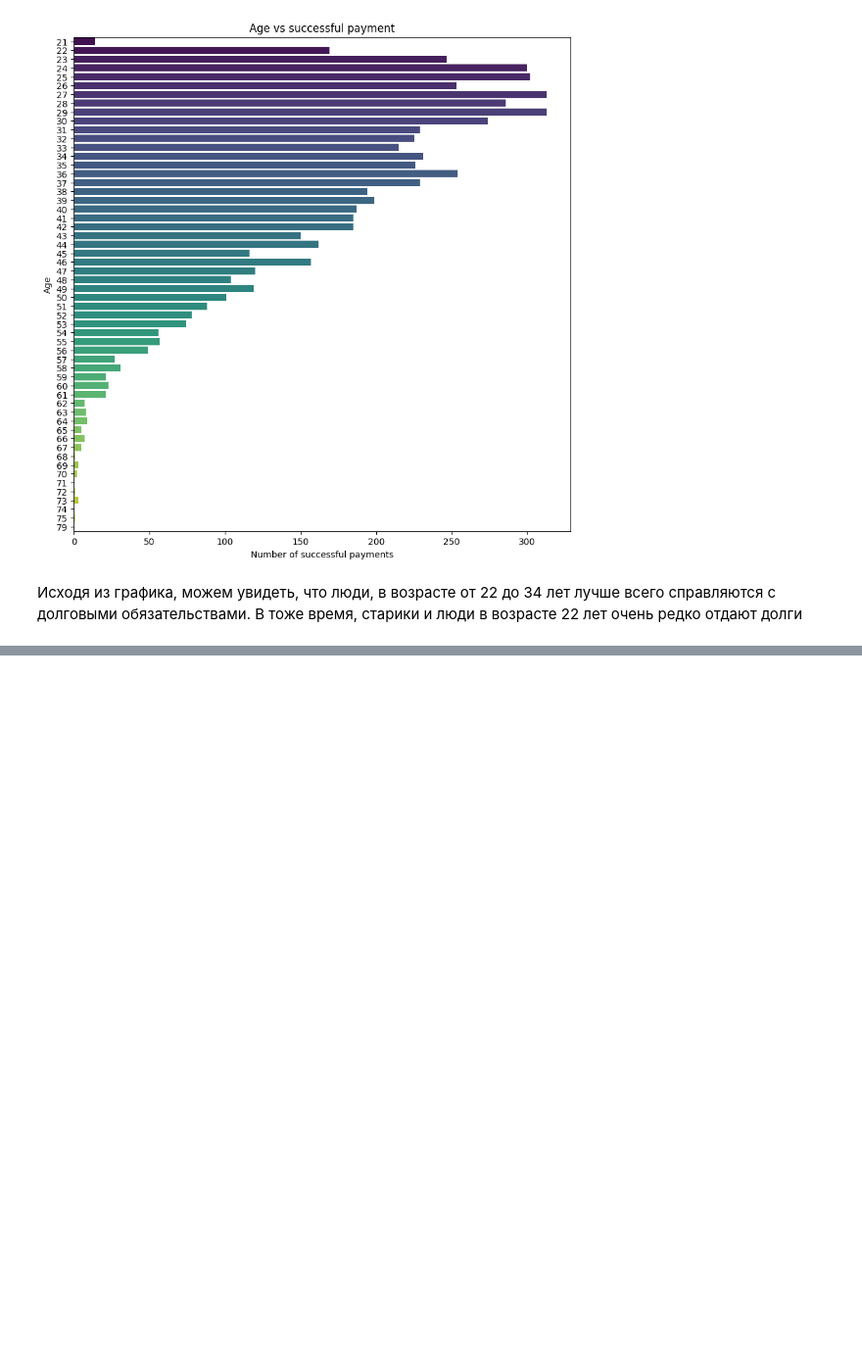
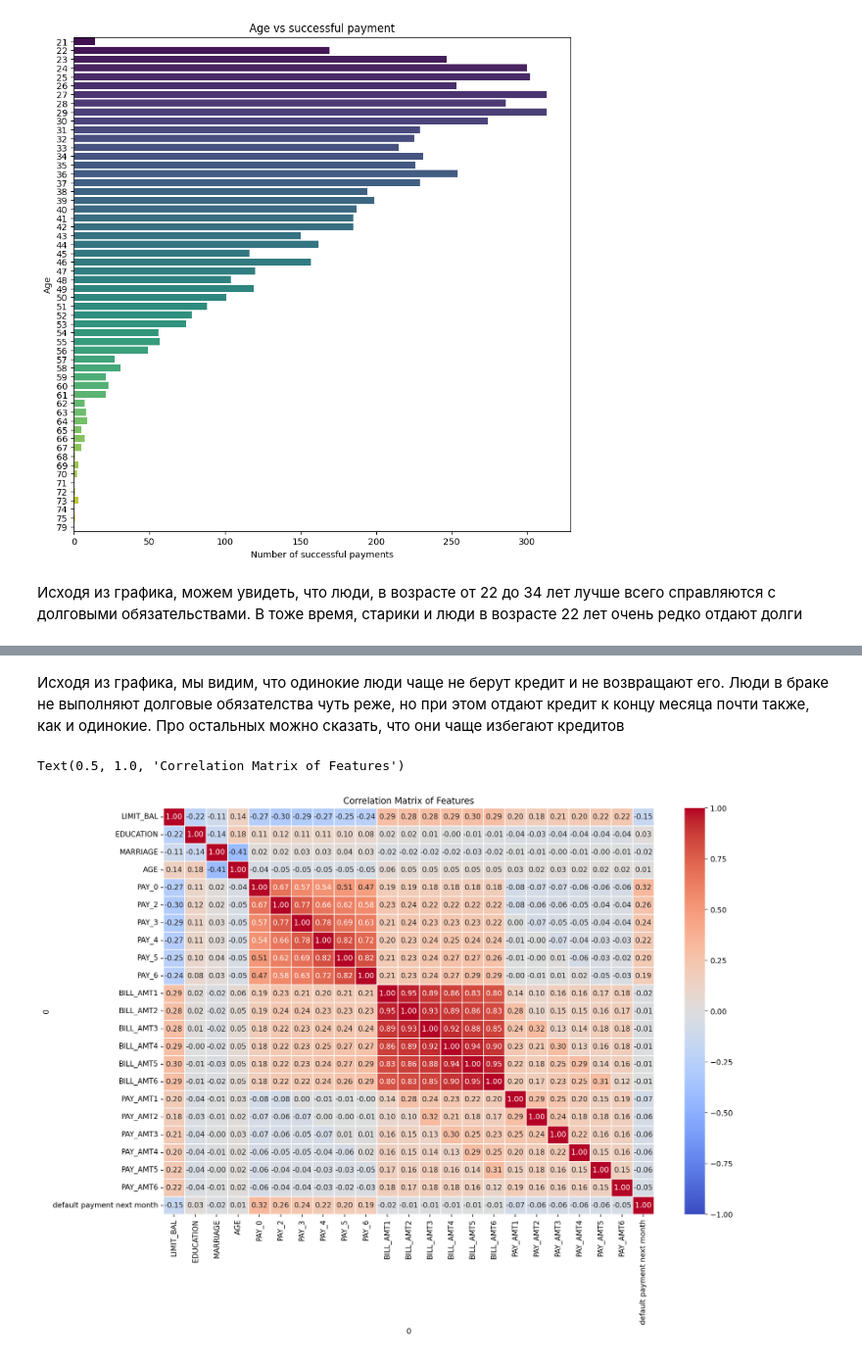
Before and after one commit to RePlay-h/Default-of-Credit-Card-Clients, a Jupyter notebook: EDA.ipynb, the cells around one changed output, grey strips where cells are left out. Shown at 98% size. Cells and saved outputs as stored; diff of their text form; code cells hidden in the pictures; blank space fills up the shorter version.

```diff
--- a/EDA.ipynb
+++ b/EDA.ipynb
@@ -184,0 +215,26 @@ Text(0.5, 1.0, 'Age vs successful payment')
+# %% [markdown]
+Исходя из графика, мы видим, что одинокие люди чаще не берут кредит и не возвращают его. Люди в браке не выполняют долговые обязателства чуть реже, но при этом отдают кредит к концу месяца почти также, как и одинокие. Про остальных можно сказать, что они чаще избегают кредитов
+# %%
+corr_cols = ['LIMIT_BAL', 'EDUCATION', 'MARRIAGE', 'AGE', 'PAY_0',
+       'PAY_2', 'PAY_3', 'PAY_4', 'PAY_5', 'PAY_6', 'BILL_AMT1', 'BILL_AMT2',
+       'BILL_AMT3', 'BILL_AMT4', 'BILL_AMT5', 'BILL_AMT6', 'PAY_AMT1',
+       'PAY_AMT2', 'PAY_AMT3', 'PAY_AMT4', 'PAY_AMT5', 'PAY_AMT6',
+       'default payment next month'
+]
+
+fig =plt.figure(figsize=(15, 10), dpi=200)
+
+corr_matrix = df[corr_cols].corr()
+sns.heatmap(
+    data=corr_matrix,
+    annot=True,
+    fmt='.2f',
+    cmap='coolwarm',
+    vmin=-1, vmax=1,
+    linewidths=0.5
+)
+
+plt.title('Correlation Matrix of Features')
+# %% [output]
+Text(0.5, 1.0, 'Correlation Matrix of Features')
+[figure, added]
```
Also changed, not shown: parts of 3 cells of this notebook.
